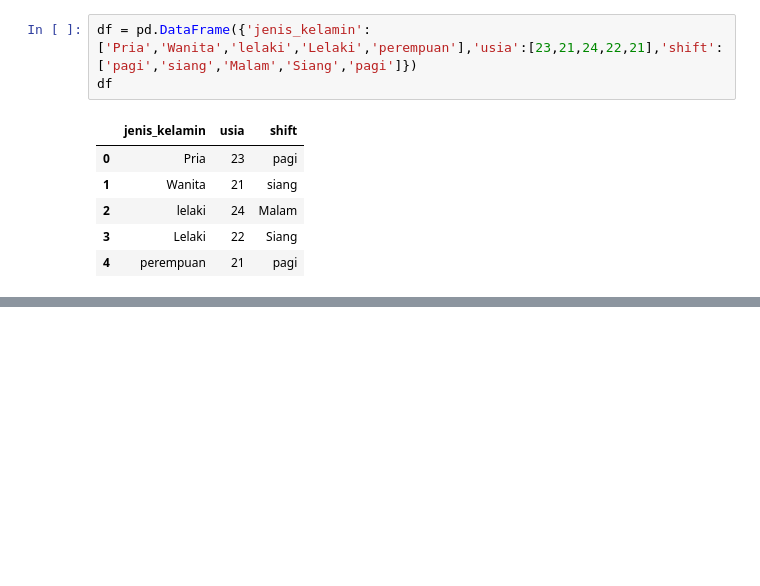
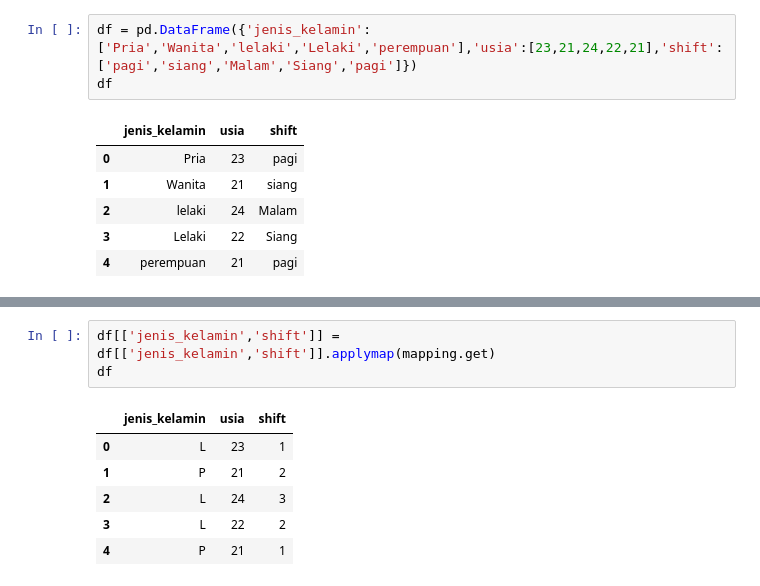
Before and after one commit to meilindazheng/VisualisasiData-Pandas, a Jupyter notebook: Pandas-Week09.ipynb, the cells around one changed output, grey strips where cells are left out. Cells and saved outputs as stored; diff of their text form; blank space fills up the shorter version.

```diff
--- a/Pandas-Week09.ipynb
+++ b/Pandas-Week09.ipynb
@@ -140,0 +168,10 @@ df = df.applymap(lambda x: x.lower() if type(x)==str else x)
+# %%
+df[['jenis_kelamin','shift']] = df[['jenis_kelamin','shift']].applymap(mapping.get)
+df
+# %% [output]
+|  | jenis_kelamin | usia | shift |
+| 0 | L | 23 | 1 |
+| 1 | P | 21 | 2 |
+| 2 | L | 24 | 3 |
+| 3 | L | 22 | 2 |
+| 4 | P | 21 | 1 |
```
Also changed, not shown: parts of 5 cells of this notebook.
